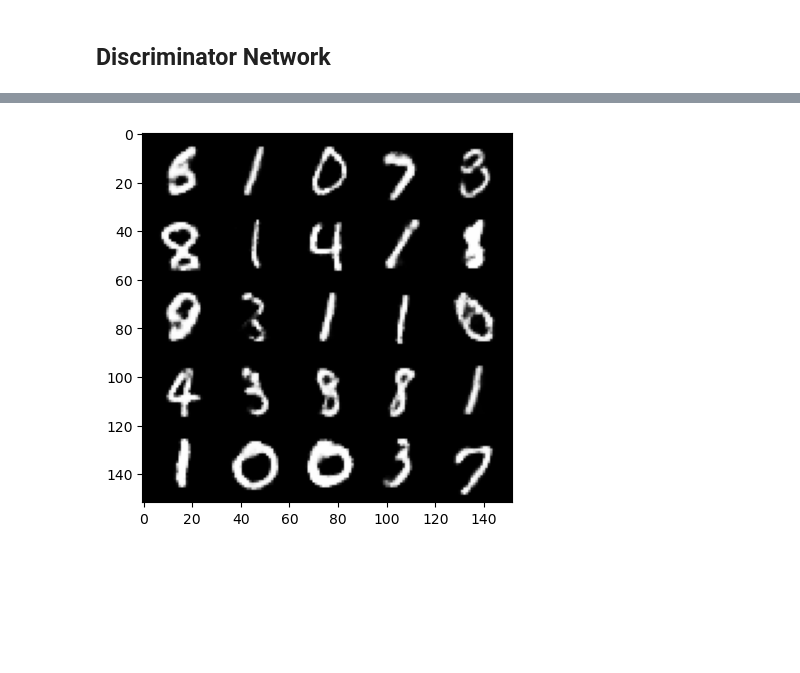
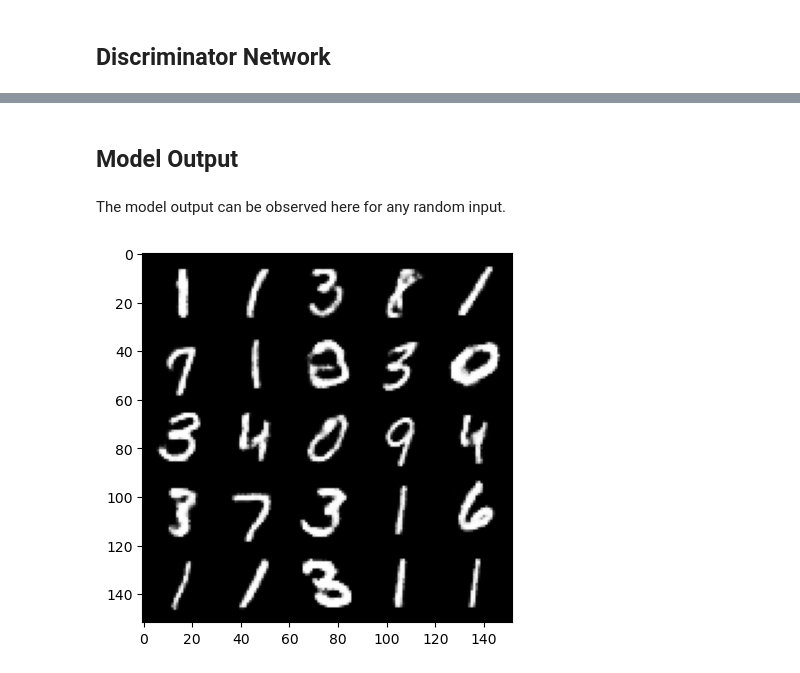
Before and after one commit to osmanalenbey/Generative-Adversarial-Networks-GANs-, a Jupyter notebook: generate_GAN.ipynb, the cells around one changed output, grey strips where cells are left out. Cells and saved outputs as stored; diff of their text form; code cells hidden in the pictures; blank space fills up the shorter version.

```diff
--- a/generate_GAN.ipynb
+++ b/generate_GAN.ipynb
@@ -145,12 +128,9 @@ cur_step = 0
 mean_generator_loss = 0
 mean_discriminator_loss = 0
 
-n_epochs = 200
-#dim_latent = 64
+no_epochs = 200
 dim_latent = 100
-display_step = 500
-#lr = 0.00001
-lr = 0.0001
+show_every = 500
 
 # Add GPU as processing device if available, otherwise CPU.
 if torch.cuda.is_available() == True:
@@ -159,17 +139,16 @@ else:
     proc_dev = 'cpu'
 
 adv_loss = nn.BCEWithLogitsLoss() #adversarial loss
-real_gt = torch.ones((batch_size, 1), device=proc_dev)
-fake_gt = torch.zeros((batch_size, 1), device=proc_dev)
 
+lr = 0.0001
 gen = GeneratorNetwork(dim_latent).to(proc_dev)
 gen_opt = Adam(gen.parameters(), lr=lr)
 disc = DiscriminatorNetwork().to(proc_dev)
 disc_opt = Adam(disc.parameters(), lr=lr)
 
-for epoch in range(n_epochs):
+for epoch in range(no_epochs):
 
-    print('Epoch: ', epoch+1, '/',n_epochs)
+    print('Epoch: ', epoch+1, '/',no_epochs)
 
     # Dataloader returns the batches
     for real, _ in tqdm(MNIST_loader):
@@ -181,11 +160,11 @@ for epoch in range(n_epochs):
         # Train discriminator network.
         disc_opt.zero_grad()
 
-        fake_images = gen(get_latent_vector(cur_batch_size, dim_latent, device=proc_dev))
-        fake_images_predictions = disc(fake_images.detach())
-        fake_discriminator_loss = adv_loss(fake_images_predictions, torch.zeros_like(fake_images_predictions))
+        generated_images = gen(get_latent_vector(cur_batch_size, dim_latent, device=proc_dev))
+        generated_images_predictions = disc(generated_images.detach())
+        generated_discriminator_loss = adv_loss(generated_images_predictions, torch.zeros_like(generated_images_predictions))
         real_discriminator_loss = adv_loss(disc(real), torch.ones_like(disc(real)))
-        disc_loss = 1/2*(real_discriminator_loss + fake_discriminator_loss)
+        disc_loss = 1/2*(real_discriminator_loss + generated_discriminator_loss)
 
         disc_loss.backward(retain_graph=True)
         disc_opt.step()
@@ -200,14 +179,14 @@ for epoch in range(n_epochs):
         gen_opt.step()
 
 
-        mean_discriminator_loss += disc_loss.item() / display_step
-        mean_generator_loss += gen_loss.item() / display_step
+        mean_discriminator_loss += disc_loss.item() / show_every
+        mean_generator_loss += gen_loss.item() / show_every
 
-        if cur_step % display_step == 0 and cur_step > 0:
+        if cur_step % show_every == 0 and cur_step > 0:
             print(f"Step {cur_step}: Generator loss: {mean_generator_loss}, discriminator loss: {mean_discriminator_loss}")
-            fake_noise = get_latent_vector(cur_batch_size, dim_latent, device=proc_dev)
-            generated = gen(fake_noise)
-            show_tensor_images(generated, real)
+            latent_vector = get_latent_vector(cur_batch_size, dim_latent, device=proc_dev)
+            generated = gen(latent_vector)
+            show_training_output(generated, real)
             mean_generator_loss = 0
             mean_discriminator_loss = 0
 
@@ -219,18 +198,22 @@ if not os.path.exists(model_path):
     os.makedirs(model_path)
 
 torch.save(gen, os.path.join(model_path, 'GAN_model.pth'))
+# %% [markdown]
+## Model Output
+# %% [markdown]
+The model output can be observed here for any random input.
 # %%
 gen_loaded = torch.load(os.path.join(os.getcwd(), 'models', 'GAN_model.pth'))
 # %%
-fake_noise = get_latent_vector(cur_batch_size, dim_latent, device=proc_dev)
-fake = gen_loaded(fake_noise)
+latent_vector = get_latent_vector(cur_batch_size, dim_latent, device=proc_dev)
+generated_digits = gen_loaded(latent_vector)
 
 image_size=(1, 28, 28)
-image_unflat = fake.detach().cpu().view(-1, *image_size)
+image_unflat = generated_digits.detach().cpu().view(-1, *image_size)
 image_grid = make_grid(image_unflat[:25], nrow=5)
 
 plt.figure()
 plt.imshow(image_grid.permute(1, 2, 0).squeeze())
 plt.show()
 # %% [output]
-[figure, old version]
+[figure, new version]
```
Also changed, not shown: parts of 6 cells of this notebook, 8 other files.
